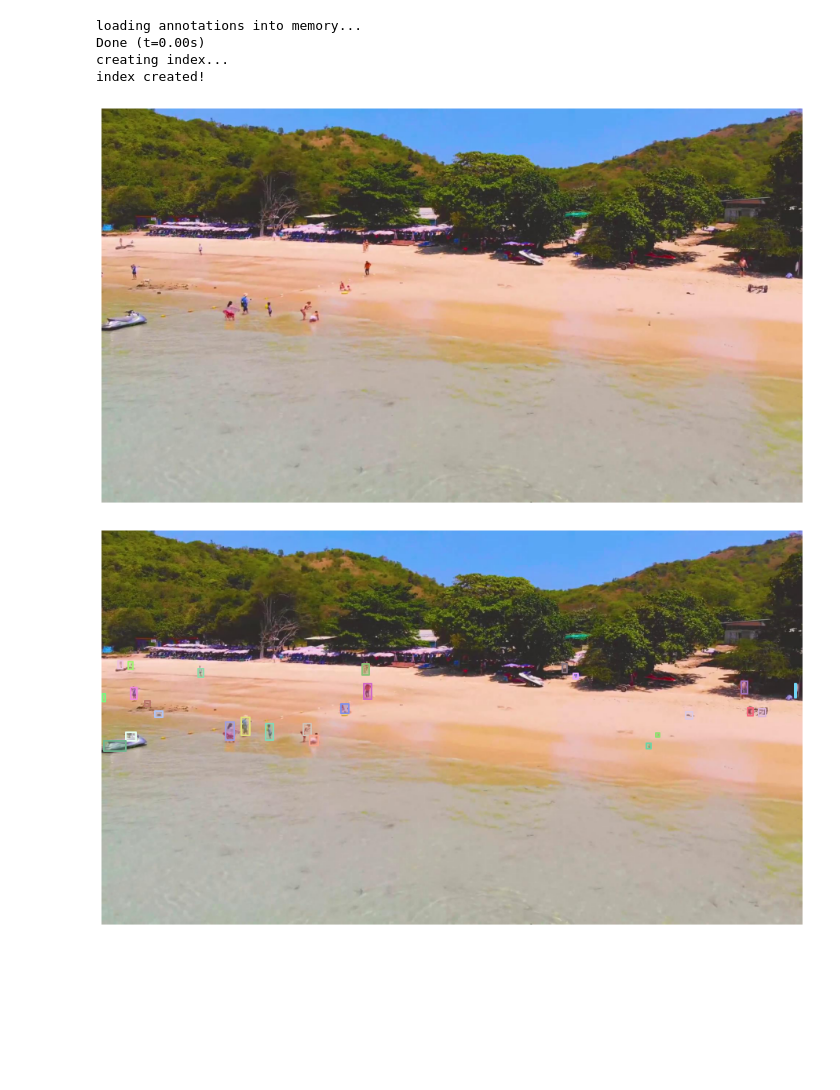
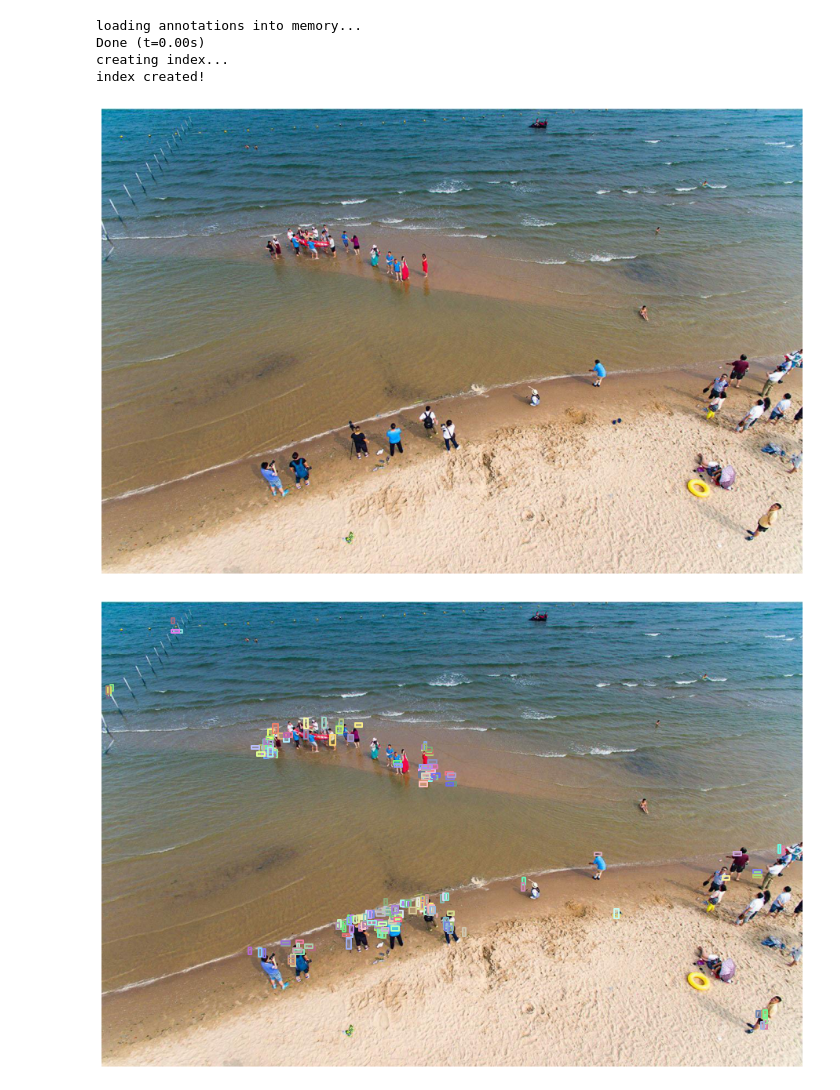
Before and after one commit to AlexTo/tiny_center_net, a Jupyter notebook: tiny_test.ipynb, the cells around one changed output. Drawn from its saved outputs; the diff is of its cells as text; code cells hidden in the pictures; blank space fills up the shorter version.

```diff
--- a/tiny_test.ipynb
+++ b/tiny_test.ipynb
@@ -14,11 +14,16 @@ import math
 # %%
 dataDir = "data/tiny_set/"
 annFile = 'data/tiny_set/erase_with_uncertain_dataset/annotations/tiny_set_test_nobox.json'
-resultFile = 'exp/ctdet_tiny/default/results.json'
-imgId = 806 # the image id to check
+resultFile1 = 'exp/ctdet_tiny/default/bbox.json'
+resultFile2 = 'exp/ctdet_tiny/default/results.json'
 # %%
-with open(resultFile) as f:
-    result = json.load(f)
+with open(resultFile1) as f:
+    result1 = json.load(f)
+
+with open(resultFile2) as f:
+    result2 = json.load(f)
+# %%
+imgId = 1000 # the image id to check
 # %%
 # initialize COCO api for instance annotations
 coco=COCO(annFile)
@@ -28,8 +33,11 @@ Done (t=0.00s)
 creating index...
 index created!
 # %%
-img_result = list(filter(lambda r: r['image_id'] == imgId, result))
-img_result[0]['segmentation'] = []
+img_result1 = list(filter(lambda r: r['image_id'] == imgId, result1))
+img_result1[0]['segmentation'] = []
+
+img_result2 = list(filter(lambda r: r['image_id'] == imgId, result2))
+img_result2[0]['segmentation'] = []
 # %%
 imgIds = coco.getImgIds(imgIds = [imgId])
 img = coco.loadImgs(imgIds)[0]
@@ -43,10 +51,10 @@ plt.axis('off')
 plt.imshow(I)
 plt.show()
 # %% [output]
-[figure, old version]
+[figure, new version]
 # %%
 # load and display instance annotations
 plt.imshow(I); plt.axis('off')
-coco.showAnns(img_result, draw_bbox=True)
+coco.showAnns(img_result1, draw_bbox=True)
 # %% [output]
-[figure, old version]
+[figure, new version]
```
Also changed, not shown: parts of 1 cell of this notebook, 11 other files.
